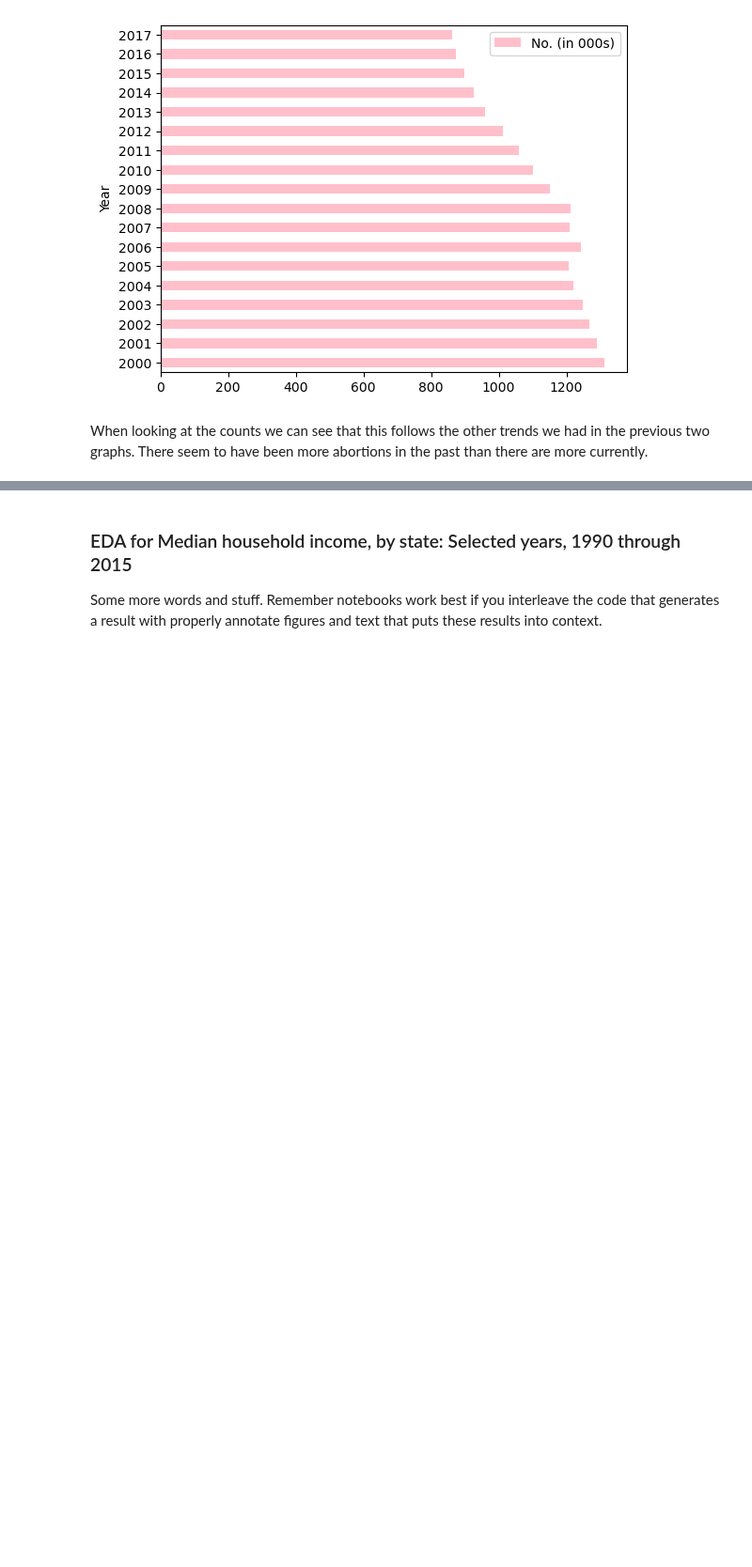
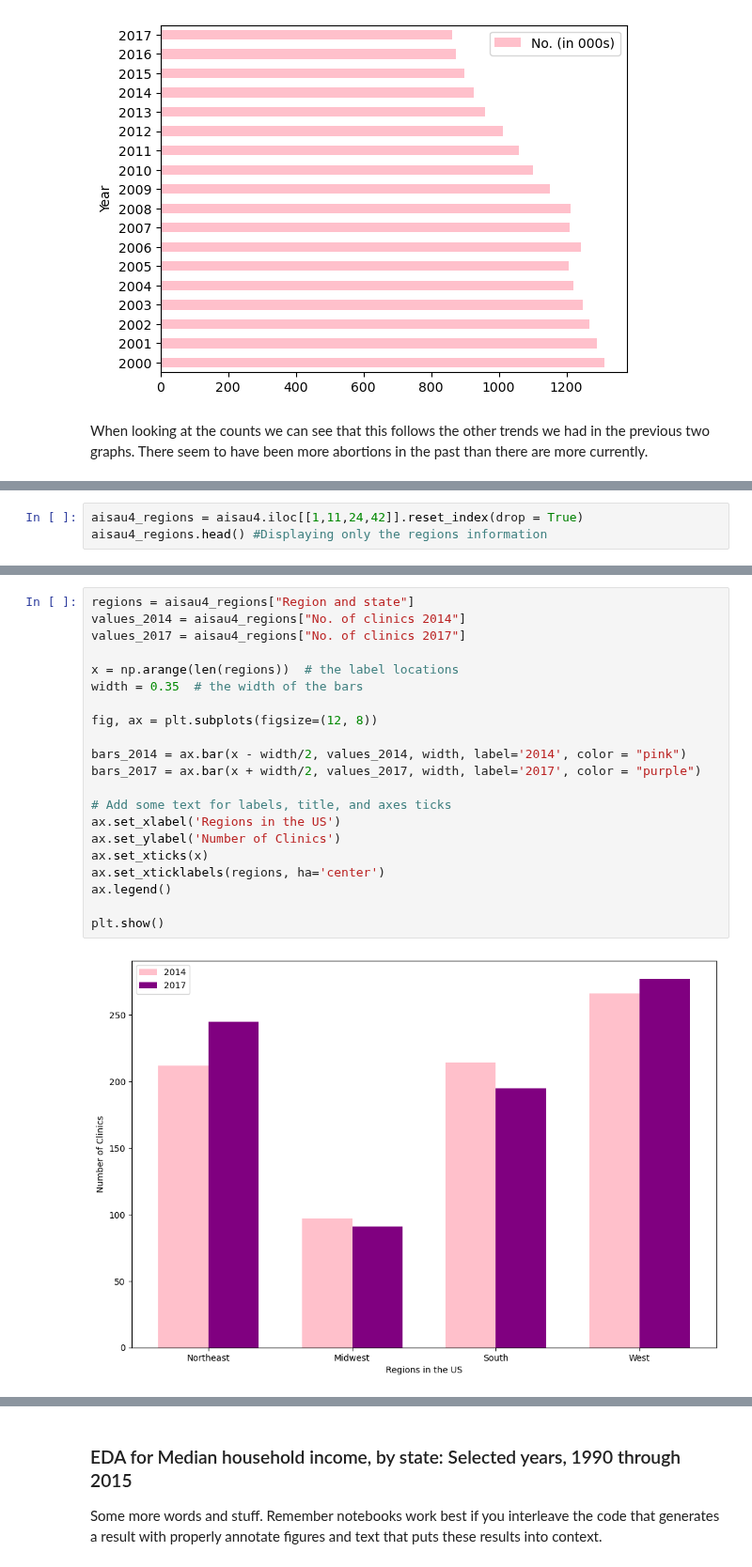
Before and after one commit to COGS108/Group070_WI24, a Jupyter notebook: EDACheckpoint_Group070_WI24.ipynb, the cells around one changed output, grey strips where cells are left out. Shown at 94% size. Saved outputs shown, nothing was run; the diff lists cells and outputs as text; blank space fills up the shorter version.

Commit message:
Adding in table 4 graphs

```diff
--- a/EDACheckpoint_Group070_WI24.ipynb
+++ b/EDACheckpoint_Group070_WI24.ipynb
@@ -517,0 +522,3 @@ When looking at the counts we can see that this follows the other trends we had
+# %%
+aisau4_regions = aisau4.iloc[[1,11,24,42]].reset_index(drop = True)
+aisau4_regions.head() #Displaying only the regions information
@@ -517,0 +531,23 @@ When looking at the counts we can see that this follows the other trends we had
+# %%
+regions = aisau4_regions["Region and state"]
+values_2014 = aisau4_regions["No. of clinics 2014"]
+values_2017 = aisau4_regions["No. of clinics 2017"]
+
+x = np.arange(len(regions))  # the label locations
+width = 0.35  # the width of the bars
+
+fig, ax = plt.subplots(figsize=(12, 8))
+
+bars_2014 = ax.bar(x - width/2, values_2014, width, label='2014', color = "pink")
+bars_2017 = ax.bar(x + width/2, values_2017, width, label='2017', color = "purple")
+
+# Add some text for labels, title, and axes ticks
+ax.set_xlabel('Regions in the US')
+ax.set_ylabel('Number of Clinics')
+ax.set_xticks(x)
+ax.set_xticklabels(regions, ha='center')
+ax.legend()
+
+plt.show()
+# %% [output]
+[figure, added]
```
Also changed, not shown: parts of 21 cells of this notebook.
